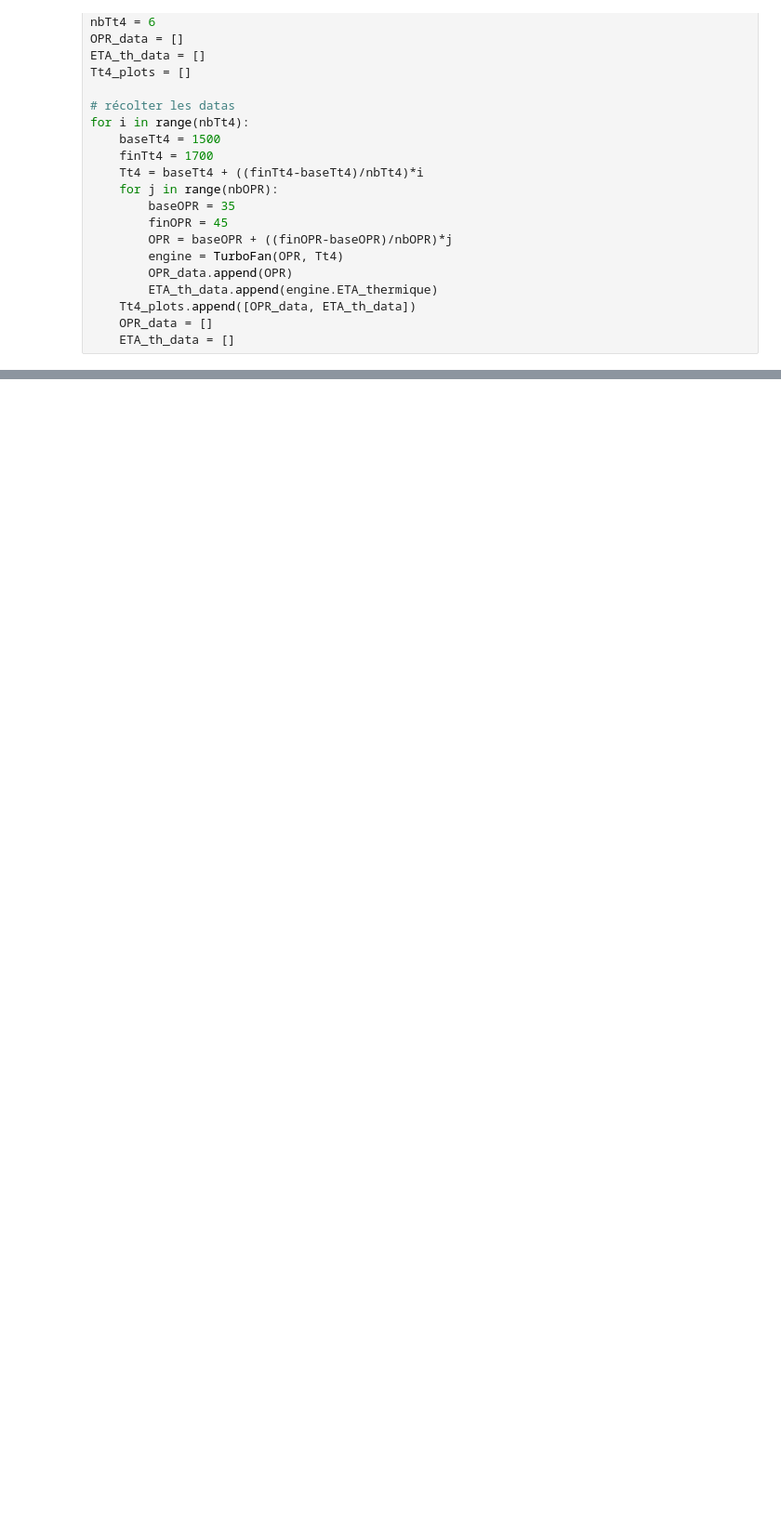
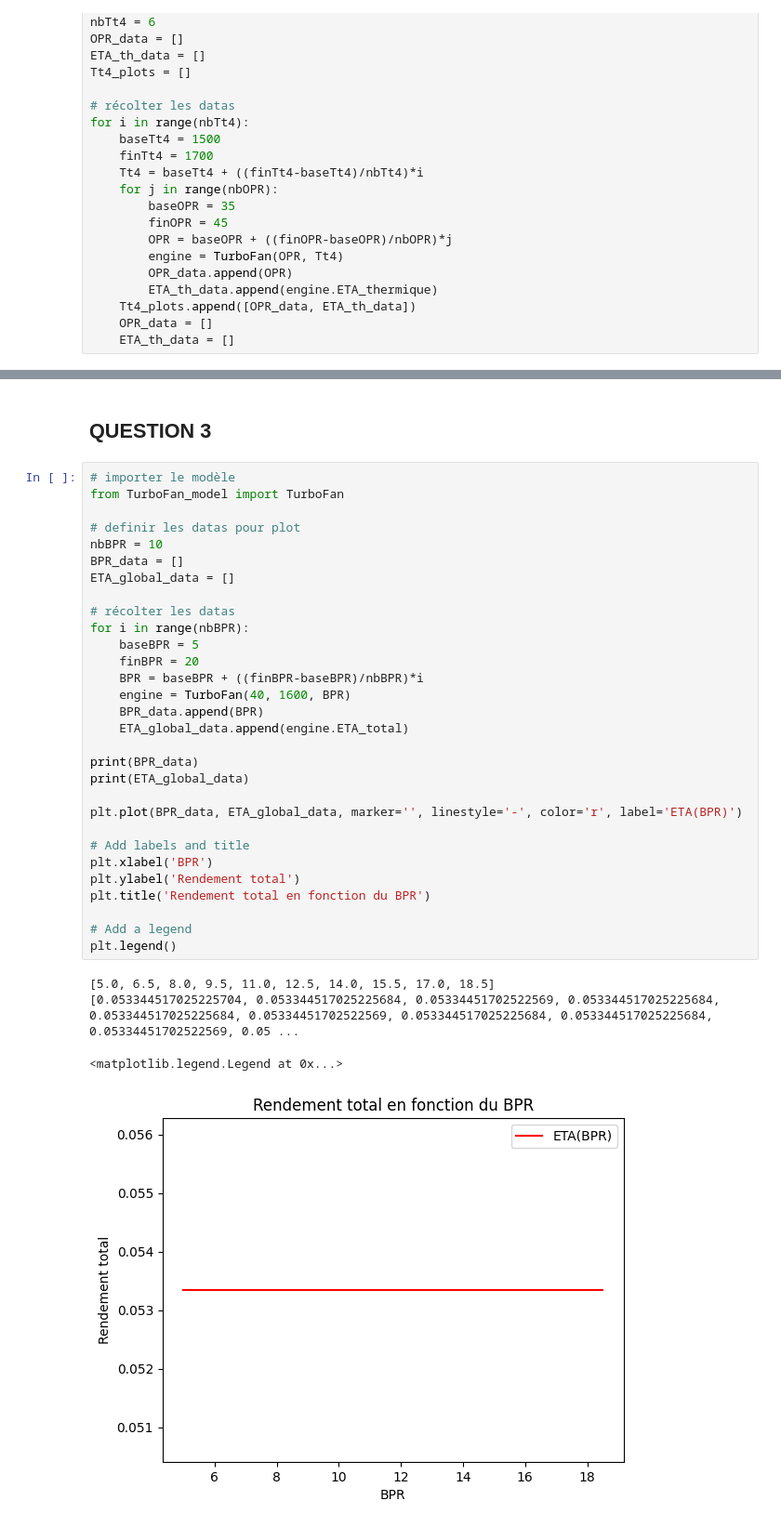
Before and after one commit to 0BAB1/BE_turbofan_double_flux, a Jupyter notebook: main.ipynb, the cells around one changed output, grey strips where cells are left out. Shown at 93% size. Cells and saved outputs as stored; diff of their text form; blank space fills up the shorter version.

```diff
--- a/main.ipynb
+++ b/main.ipynb
@@ -44,0 +54,37 @@ plt.legend()
+# %% [markdown]
+## QUESTION 3
+# %%
+# importer le modèle
+from TurboFan_model import TurboFan
+
+# definir les datas pour plot
+nbBPR = 10
+BPR_data = []
+ETA_global_data = []
+
+# récolter les datas
+for i in range(nbBPR):
+    baseBPR = 5
+    finBPR = 20
+    BPR = baseBPR + ((finBPR-baseBPR)/nbBPR)*i
+    engine = TurboFan(40, 1600, BPR)
+    BPR_data.append(BPR)
+    ETA_global_data.append(engine.ETA_total)
+
+print(BPR_data)
+print(ETA_global_data)
+
+plt.plot(BPR_data, ETA_global_data, marker='', linestyle='-', color='r', label='ETA(BPR)')
+
+# Add labels and title
+plt.xlabel('BPR')
+plt.ylabel('Rendement total')
+plt.title('Rendement total en fonction du BPR')
+
+# Add a legend
+plt.legend()
+# %% [output]
+[5.0, 6.5, 8.0, 9.5, 11.0, 12.5, 14.0, 15.5, 17.0, 18.5]
+[0.053344517025225704, 0.053344517025225684, 0.05334451702522569, 0.053344517025225684, 0.053344517025225684, 0.05334451702522569, 0.053344517025225684, 0.053344517025225684, 0.05334451702522569, 0.05 ...
+<matplotlib.legend.Legend at 0x...>
+[figure, added]
```
Also changed, not shown: parts of 3 cells of this notebook, 1 other file.
